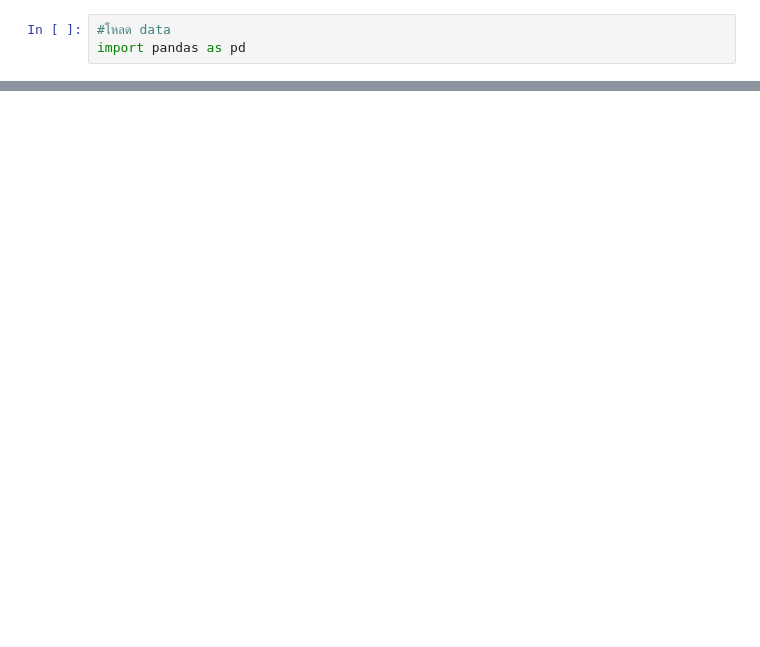
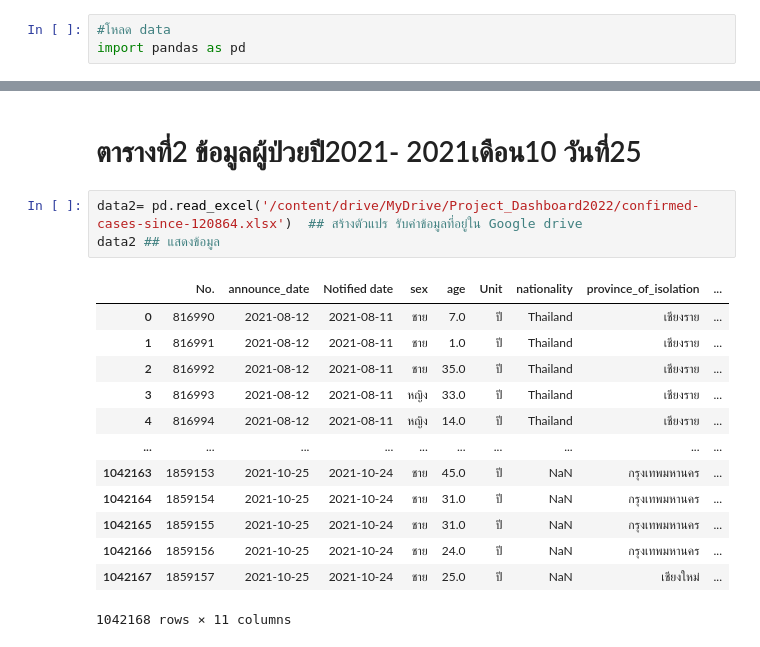
Before and after one commit to Chanakarn06/data_viz_2022, a Jupyter notebook: Project.ipynb, the cells around one changed output, grey strips where cells are left out. Saved outputs shown, nothing was run; the diff lists cells and outputs as text; blank space fills up the shorter version.

```diff
--- a/Project.ipynb
+++ b/Project.ipynb
@@ -25,3 +27,22 @@ data ## แสดงข้อมูล
 | 816987 | 816988 | 2021-08-11 | 2021-08-10 | หญิง | 34.0 | ปี | Thailand | สระแก้ว | ... |
 | 816988 | 816989 | 2021-08-11 | 2021-08-10 | หญิง | 19.0 | ปี | Thailand | สระแก้ว | ... |
 816989 rows × 11 columns
+# %% [markdown]
+# ตารางที่2 ข้อมูลผู้ป่วยปี2021- 2021เดือน10 วันที่25
+# %%
+data2= pd.read_excel('/content/drive/MyDrive/Project_Dashboard2022/confirmed-cases-since-120864.xlsx')  ## สร้างตัวแปร รับค่าข้อมูลที่อยู่ใน Google drive
+data2 ## แสดงข้อมูล
+# %% [output]
+|  | No. | announce_date | Notified date | sex | age | Unit | nationality | province_of_isolation | ... |
+| 0 | 816990 | 2021-08-12 | 2021-08-11 | ชาย | 7.0 | ปี | Thailand | เชียงราย | ... |
+| 1 | 816991 | 2021-08-12 | 2021-08-11 | ชาย | 1.0 | ปี | Thailand | เชียงราย | ... |
+| 2 | 816992 | 2021-08-12 | 2021-08-11 | ชาย | 35.0 | ปี | Thailand | เชียงราย | ... |
+| 3 | 816993 | 2021-08-12 | 2021-08-11 | หญิง | 33.0 | ปี | Thailand | เชียงราย | ... |
+| 4 | 816994 | 2021-08-12 | 2021-08-11 | หญิง | 14.0 | ปี | Thailand | เชียงราย | ... |
+| ... | ... | ... | ... | ... | ... | ... | ... | ... | ... |
+| 1042163 | 1859153 | 2021-10-25 | 2021-10-24 | ชาย | 45.0 | ปี | NaN | กรุงเทพมหานคร | ... |
+| 1042164 | 1859154 | 2021-10-25 | 2021-10-24 | ชาย | 31.0 | ปี | NaN | กรุงเทพมหานคร | ... |
+| 1042165 | 1859155 | 2021-10-25 | 2021-10-24 | ชาย | 31.0 | ปี | NaN | กรุงเทพมหานคร | ... |
+| 1042166 | 1859156 | 2021-10-25 | 2021-10-24 | ชาย | 24.0 | ปี | NaN | กรุงเทพมหานคร | ... |
+| 1042167 | 1859157 | 2021-10-25 | 2021-10-24 | ชาย | 25.0 | ปี | NaN | เชียงใหม่ | ... |
+1042168 rows × 11 columns
```
Also changed, not shown: parts of 7 cells of this notebook.
